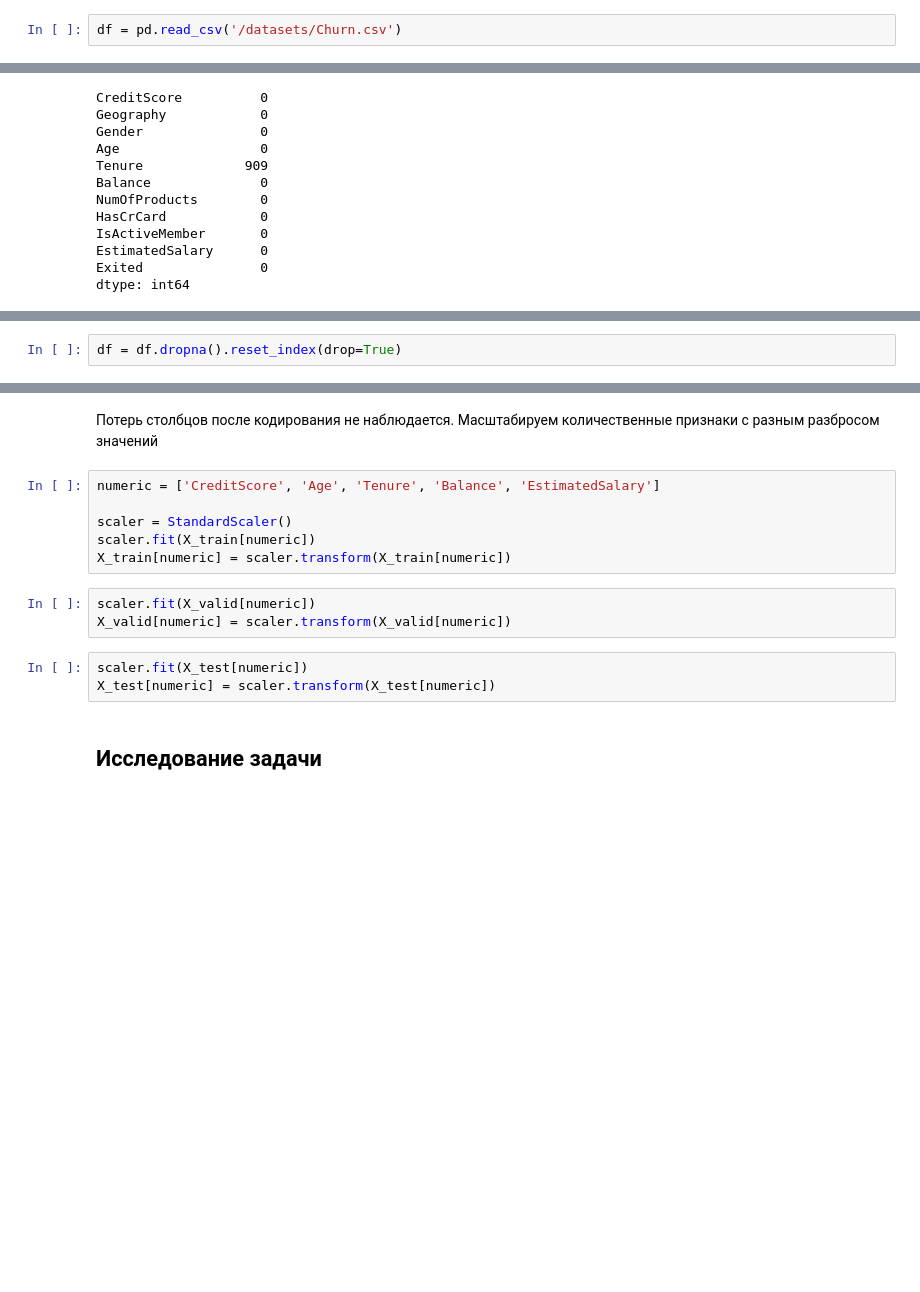
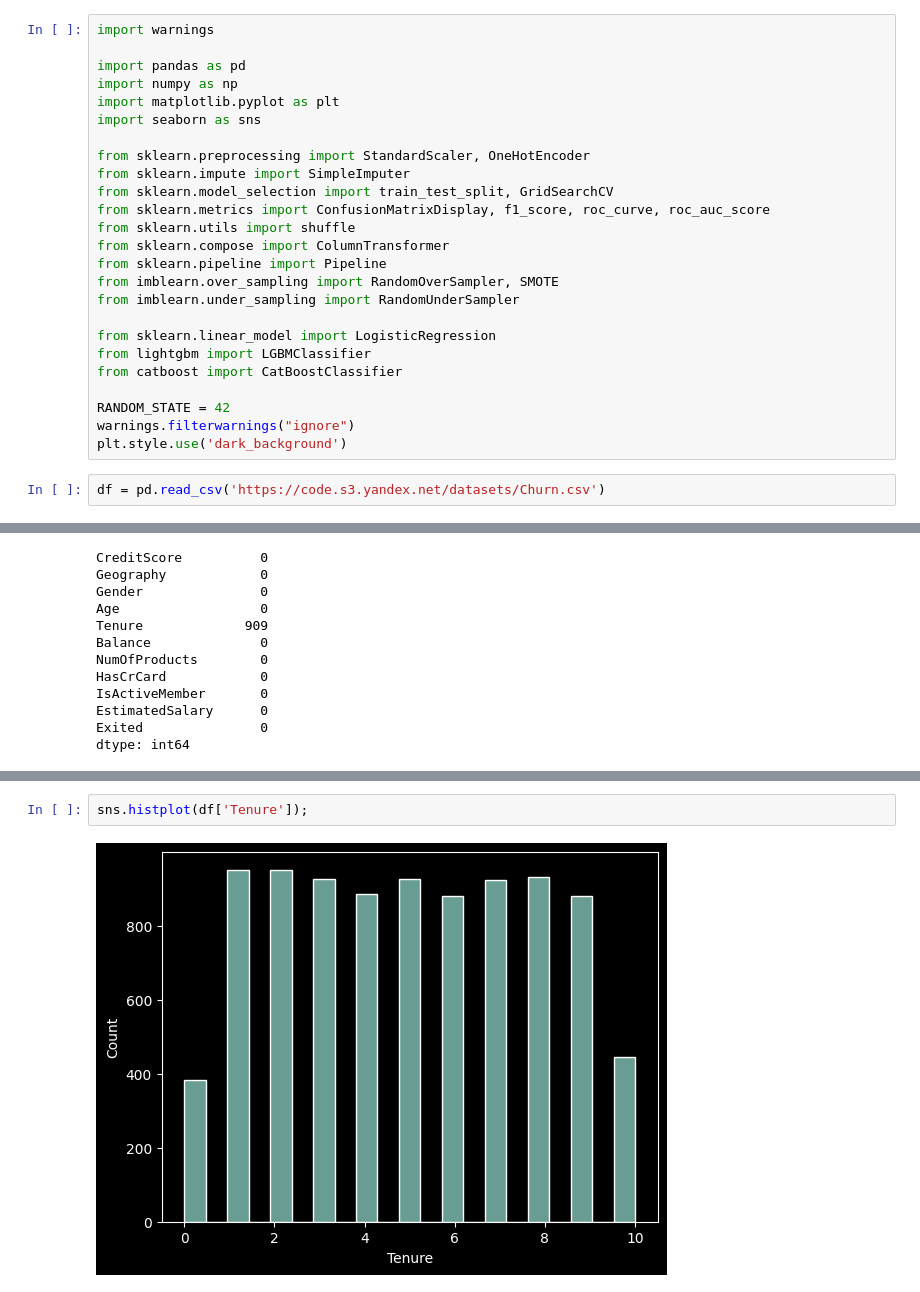
Before and after one commit to UsovAlexander/Outflow-of-bank-customers, a Jupyter notebook: Отток клиентов банка.ipynb, the cells around one changed output, grey strips where cells are left out. Drawn from its saved outputs; the diff is of its cells as text; blank space fills up the shorter version.

```diff
--- a/Отток клиентов банка.ipynb
+++ b/Отток клиентов банка.ipynb
@@ -31,2 +37,27 @@ import matplotlib.pyplot as plt
+# %%
+import warnings
+
+import pandas as pd
+import numpy as np
+import matplotlib.pyplot as plt
+import seaborn as sns
+
+from sklearn.preprocessing import StandardScaler, OneHotEncoder
+from sklearn.impute import SimpleImputer
+from sklearn.model_selection import train_test_split, GridSearchCV
+from sklearn.metrics import ConfusionMatrixDisplay, f1_score, roc_curve, roc_auc_score
+from sklearn.utils import shuffle
+from sklearn.compose import ColumnTransformer
+from sklearn.pipeline import Pipeline
+from imblearn.over_sampling import RandomOverSampler, SMOTE
+from imblearn.under_sampling import RandomUnderSampler
+
+from sklearn.linear_model import LogisticRegression
+from lightgbm import LGBMClassifier
+from catboost import CatBoostClassifier
+
+RANDOM_STATE = 42
+warnings.filterwarnings("ignore")
+plt.style.use('dark_background')
 # %%
-df = pd.read_csv('/datasets/Churn.csv')
+df = pd.read_csv('https://code.s3.yandex.net/datasets/Churn.csv')
@@ -84,2 +127,0 @@ df[~df['Tenure'].isna()].describe()
-# %%
-df = df.dropna().reset_index(drop=True)
@@ -131,16 +128,4 @@ X_test.head()
-# %% [markdown]
-Потерь столбцов после кодирования не наблюдается. Масштабируем количественные признаки с разным разбросом значений
-# %%
-numeric = ['CreditScore', 'Age', 'Tenure', 'Balance', 'EstimatedSalary']
-
-scaler = StandardScaler()
-scaler.fit(X_train[numeric])
-X_train[numeric] = scaler.transform(X_train[numeric])
-# %%
-scaler.fit(X_valid[numeric])
-X_valid[numeric] = scaler.transform(X_valid[numeric])
-# %%
-scaler.fit(X_test[numeric])
-X_test[numeric] = scaler.transform(X_test[numeric])
-# %% [markdown]
-## Исследование задачи
+# %%
+sns.histplot(df['Tenure']);
+# %% [output]
+[figure, added]
```
Also changed, not shown: parts of 110 cells of this notebook.
